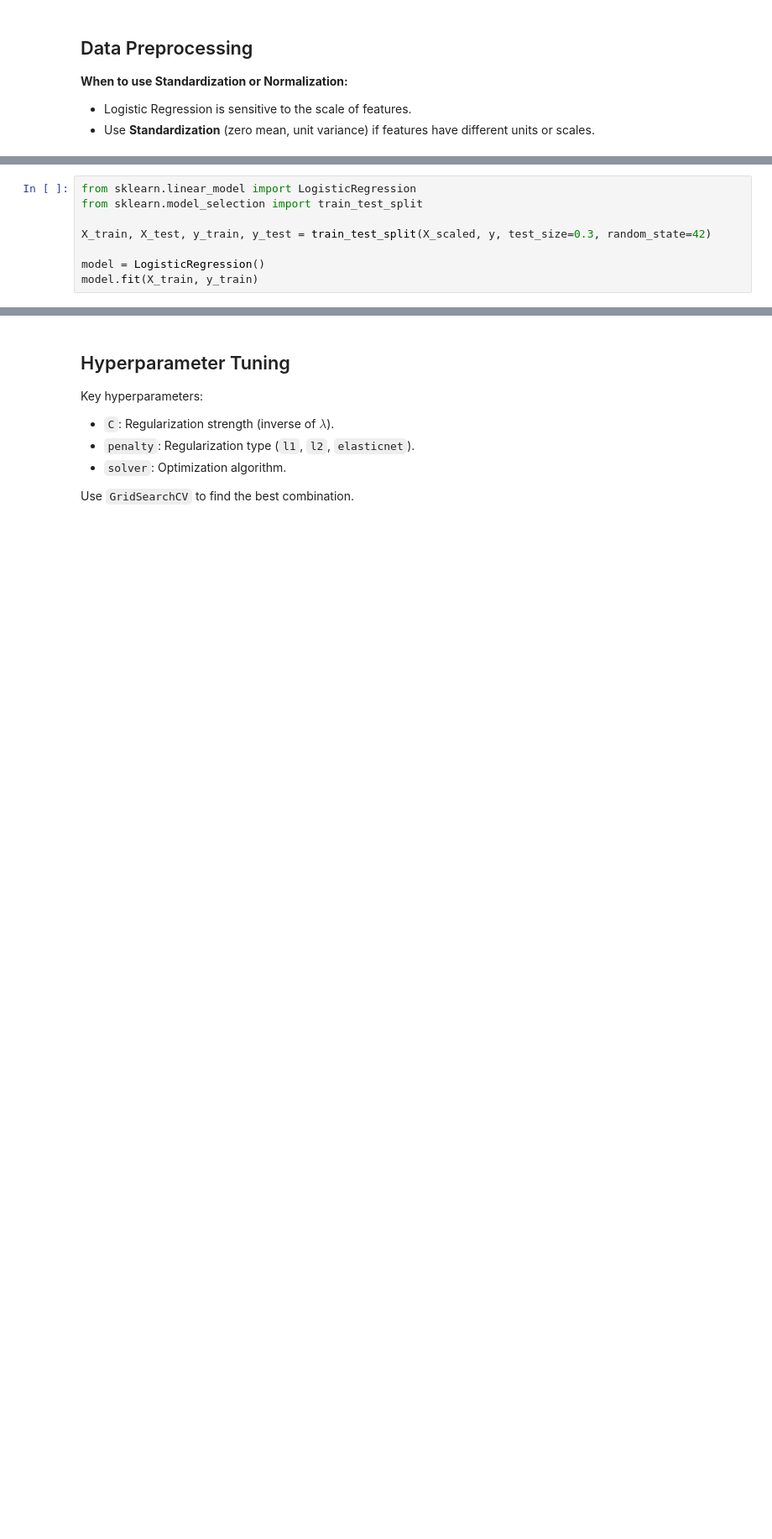
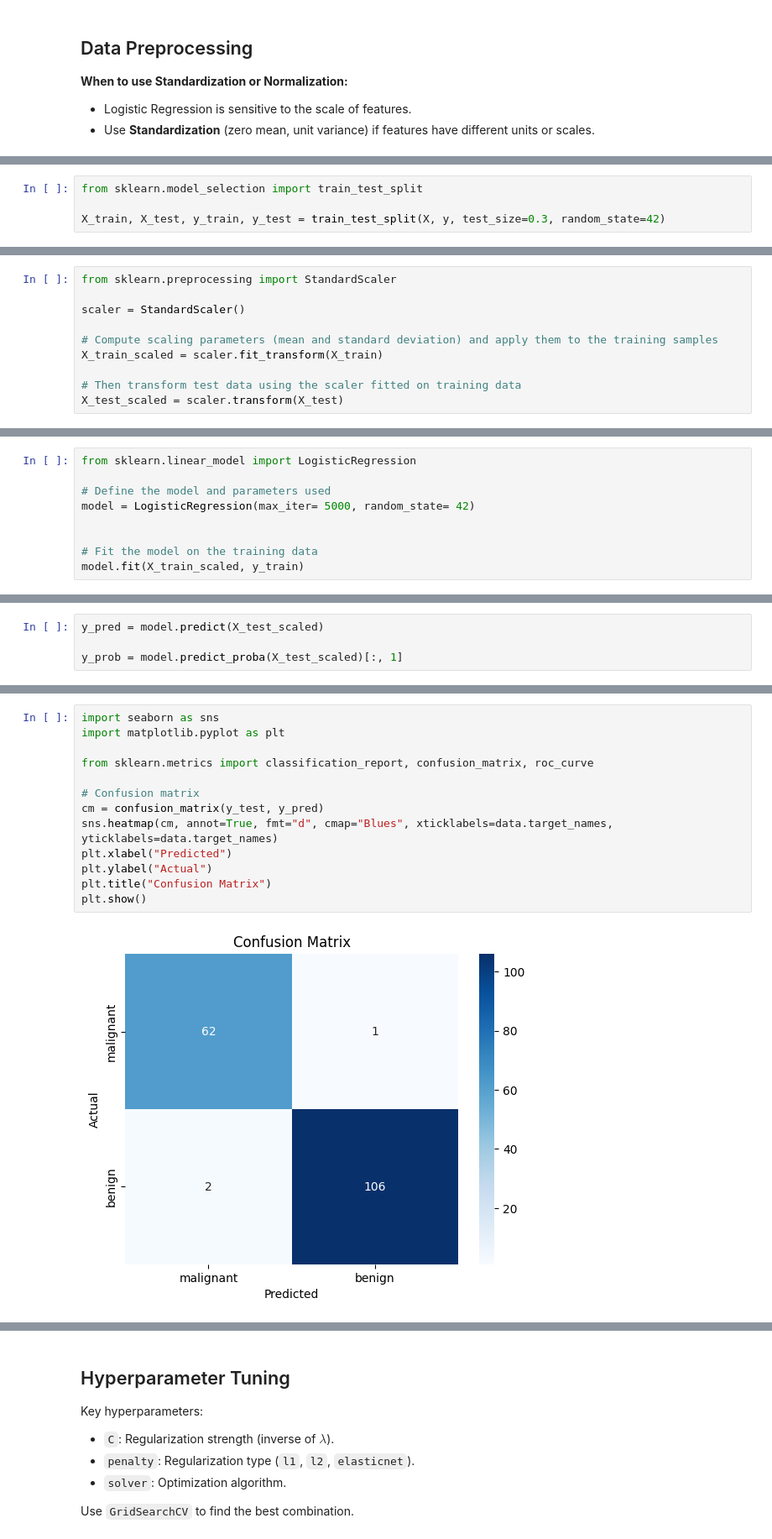
Before and after one commit to mickeyadd/my_risk_toolkit, a Jupyter notebook: Machine Learning Notes/Classification Models/Logistic Regression.ipynb, the cells around one changed output, grey strips where cells are left out. Shown at 84% size. Cells and saved outputs as stored; diff of their text form; blank space fills up the shorter version.

```diff
--- a/Machine Learning Notes/Classification Models/Logistic Regression.ipynb
+++ b/Machine Learning Notes/Classification Models/Logistic Regression.ipynb
@@ -270,8 +383,4 @@ X_scaled = scaler.fit_transform(X)
 # %%
-from sklearn.linear_model import LogisticRegression
 from sklearn.model_selection import train_test_split
 
-X_train, X_test, y_train, y_test = train_test_split(X_scaled, y, test_size=0.3, random_state=42)
-
-model = LogisticRegression()
-model.fit(X_train, y_train)
+X_train, X_test, y_train, y_test = train_test_split(X, y, test_size=0.3, random_state=42)
@@ -277,0 +391,10 @@ model.fit(X_train, y_train)
+# %%
+from sklearn.preprocessing import StandardScaler
+
+scaler = StandardScaler()
+
+# Compute scaling parameters (mean and standard deviation) and apply them to the training samples
+X_train_scaled = scaler.fit_transform(X_train)
+
+# Then transform test data using the scaler fitted on training data
+X_test_scaled = scaler.transform(X_test)
@@ -277,0 +403,9 @@ model.fit(X_train, y_train)
+# %%
+from sklearn.linear_model import LogisticRegression
+
+# Define the model and parameters used
+model = LogisticRegression(max_iter= 5000, random_state= 42)
+
+
+# Fit the model on the training data
+model.fit(X_train_scaled, y_train)
@@ -277,0 +416,4 @@ model.fit(X_train, y_train)
+# %%
+y_pred = model.predict(X_test_scaled)
+
+y_prob = model.predict_proba(X_test_scaled)[:, 1]
@@ -277,0 +473,15 @@ model.fit(X_train, y_train)
+# %%
+import seaborn as sns
+import matplotlib.pyplot as plt
+
+from sklearn.metrics import classification_report, confusion_matrix, roc_curve
+
+# Confusion matrix
+cm = confusion_matrix(y_test, y_pred)
+sns.heatmap(cm, annot=True, fmt="d", cmap="Blues", xticklabels=data.target_names, yticklabels=data.target_names)
+plt.xlabel("Predicted")
+plt.ylabel("Actual")
+plt.title("Confusion Matrix")
+plt.show()
+# %% [output]
+[figure, added]
```
Also changed, not shown: parts of 35 cells of this notebook, 1 other file.
